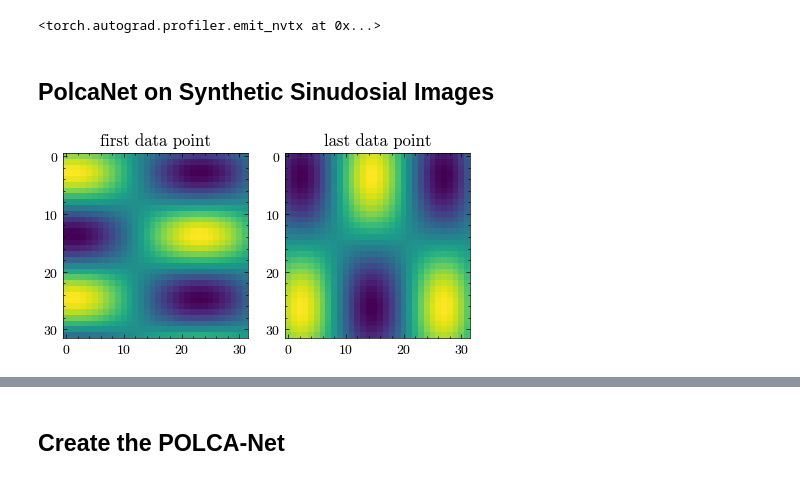
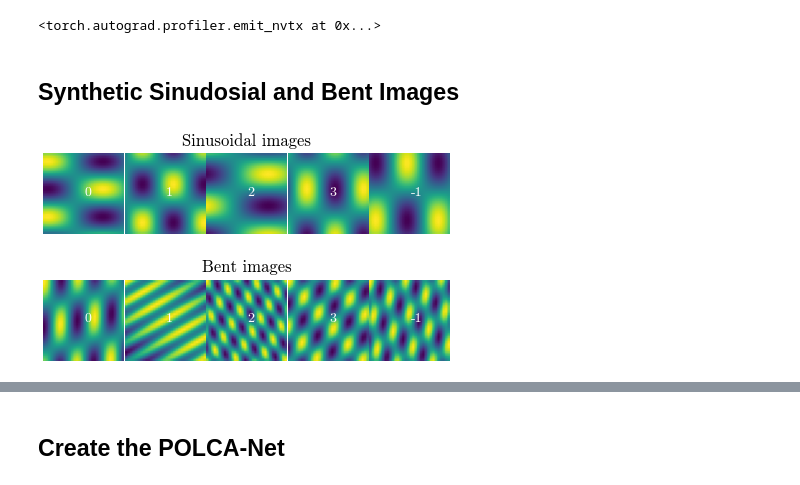
Before and after one commit to jamartinh/polcanet, a Jupyter notebook: examples/notebooks/synthetic_sinusoidal_images.ipynb, the cells around one changed output, grey strips where cells are left out. Cells and saved outputs as stored; diff of their text form; code cells hidden in the pictures.

```diff
--- a/examples/notebooks/synthetic_sinusoidal_images.ipynb
+++ b/examples/notebooks/synthetic_sinusoidal_images.ipynb
@@ -61,20 +76,35 @@ torch.autograd.profiler.emit_nvtx(False)
 # %% [markdown]
-## PolcaNet on Synthetic Sinudosial Images
+## Synthetic Sinudosial and Bent Images
 # %%
 # Parameters
 N = 32  # Sequence length
 M = 32  # Number of features
 num_samples = 1000
 
 # Generate 2D sinusoidal data
-data = generate_2d_sinusoidal_data(N, M, num_samples)
-data.shape
-# Plot original and reconstructed signals for a sample
-fig, axes = plt.subplots(1, 2)
-axes[0].imshow(data[0], cmap="viridis")
-axes[0].set_title("first data point")
-axes[1].imshow(data[-1], cmap="viridis")
-axes[1].set_title("last data point")
-plt.show()
+data_sin = generate_2d_sinusoidal_data(N, M, num_samples)
+data_sin.shape
+
+# Generate 2D real bent function images data
+data_bent = generate_bent_images(N, M, num_samples)
+data_bent.shape
+
+def plot_train_images(x, title, n=1):
+    # Plot original and reconstructed signals for a sample
+    fig, axes = plt.subplots(1, n + 1)
+    fig.subplots_adjust(wspace=0.01)
+    im_list = list(range(n)) + [-1]
+    for i in im_list:
+        axes[i].imshow(x[i], cmap="viridis")
+        if i==n//2:
+            axes[i].set_title(f"{title}")
+        axes[i].axis("off")
+        axes[i].text(x[i].shape[0] // 2, x[i].shape[1] // 2, str(i),color="white")
+
+    plt.show()
+
+plot_train_images(data_sin, "Sinusoidal images", n=4)
+plot_train_images(data_bent, "Bent images", n=4)
 # %% [output]
-[figure, old version]
+[figure, new version]
+[figure, added]
```
Also changed, not shown: parts of 47 cells of this notebook, 8 other files.
